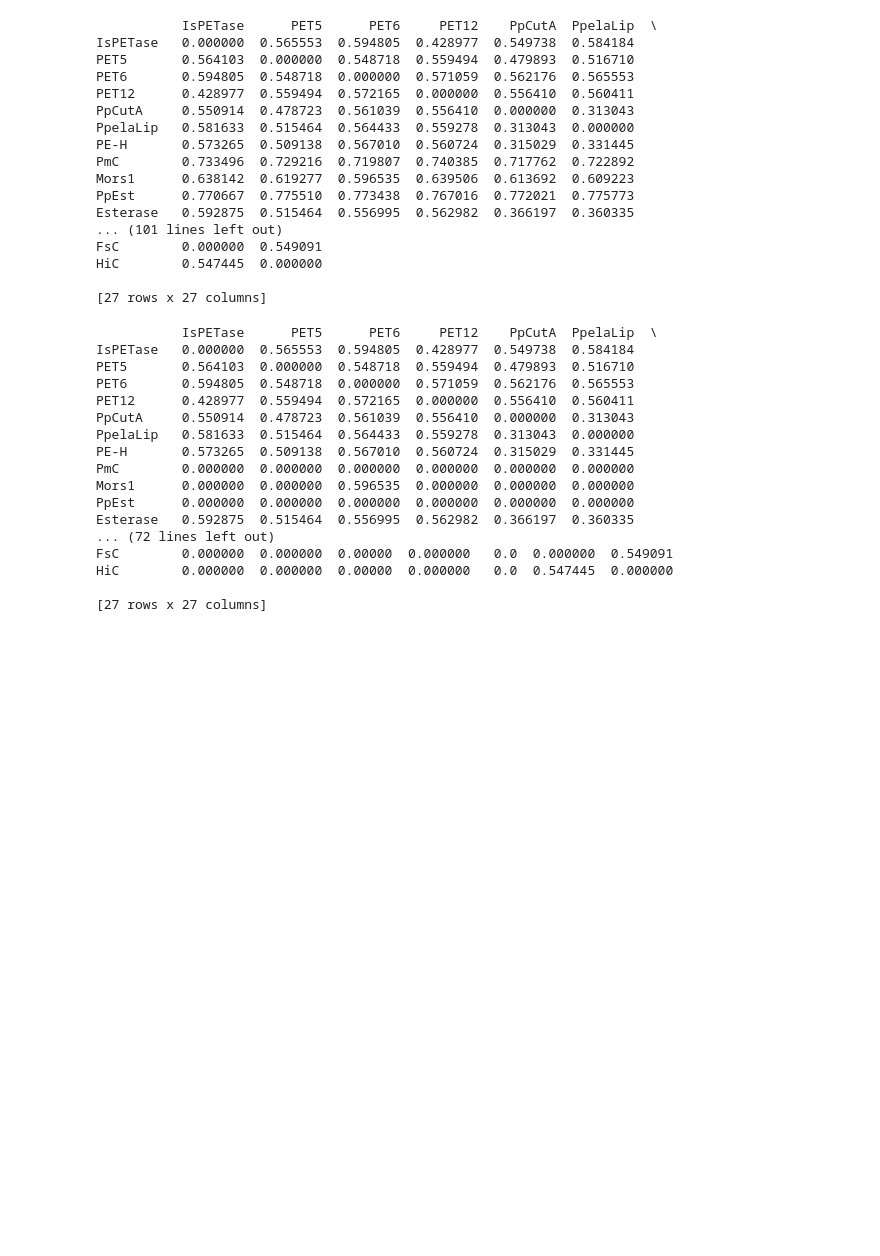
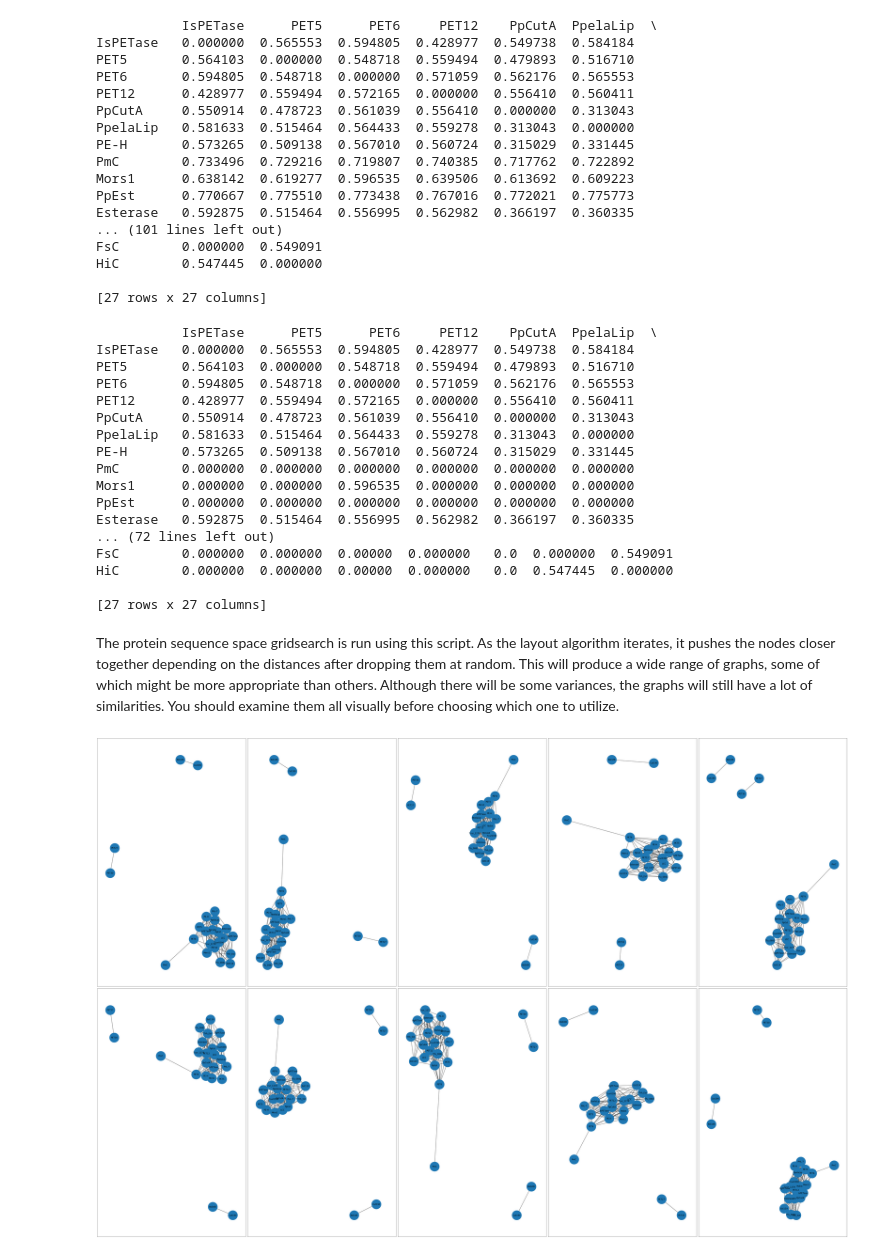
Before and after one commit to maxim945/TEMdatabase, a Jupyter notebook: TEMdatabase/HMMcandidates.ipynb, the cells around one changed output. Cells and saved outputs as stored; diff of their text form; code cells hidden in the pictures; blank space fills up the shorter version.

Commit message:
more methods numberin_ not yet ready

```diff
--- a/TEMdatabase/HMMcandidates.ipynb
+++ b/TEMdatabase/HMMcandidates.ipynb
@@ -168,6 +179,49 @@ FsC        0.000000  0.000000  0.00000  0.000000   0.0  0.000000  0.549091
 HiC        0.000000  0.000000  0.00000  0.000000   0.0  0.547445  0.000000
 
 [27 rows x 27 columns]
+# %% [markdown]
+The protein sequence space gridsearch is run using this script.
+As the layout algorithm iterates, it pushes the nodes closer together depending on the distances after dropping them at random. This will produce a wide range of graphs, some of which might be more appropriate than others. Although there will be some variances, the graphs will still have a lot of similarities. You should examine them all visually before choosing which one to utilize.
+# %%
+
+
+
+# Set figure size
+plt.figure(figsize=(60, 40))
+
+# Define the range of seed values
+seed_range = range(1, 11)
+
+# Loop through the range of seeds and create plots
+for i, seed in enumerate(seed_range):
+    # Visualize graph
+    """ "k" parameter
+    float (default=None)
+    Optimal distance between nodes.
+    If None the distance is set to 1/sqrt(n) where n is the number of nodes.
+    Increase this value to move nodes farther apart"""
+
+    """ iterations int optional (default=50)
+        Maximum number of iterations taken, this will close the nodes closer to each other
+        each itiration"""
+
+    """ plt.subplot(2, 5, i+1) changes the amount of given graphs, 2x5=10 graphs
+        to change for more or less change the 2, 5 numbers 2 rows 5 column"""
+    pos = nx.spring_layout(G, seed=seed, k=0.15, iterations=20, scale=1)
+    plt.subplot(2, 5, i+1)
+    nx.draw_networkx_nodes(G, pos, node_size=3000)
+    nx.draw_networkx_edges(G, pos, width=1, alpha=1)
+
+    # Draw node labels as sequence ids
+    labels = {i: sequence_id for i, sequence_id in zip(G.nodes(), sequence_ids)}
+    nx.draw_networkx_labels(G, pos, labels)
+
+    # plt.title("Seed: {}".format(seed), fontsize=20)
+
+plt.tight_layout()
+plt.show()
+# %% [output]
+[figure, added]
 # %%
 import pandas as pd
 import networkx as nx
```
Also changed, not shown: parts of 8 cells of this notebook, 21 other files.
